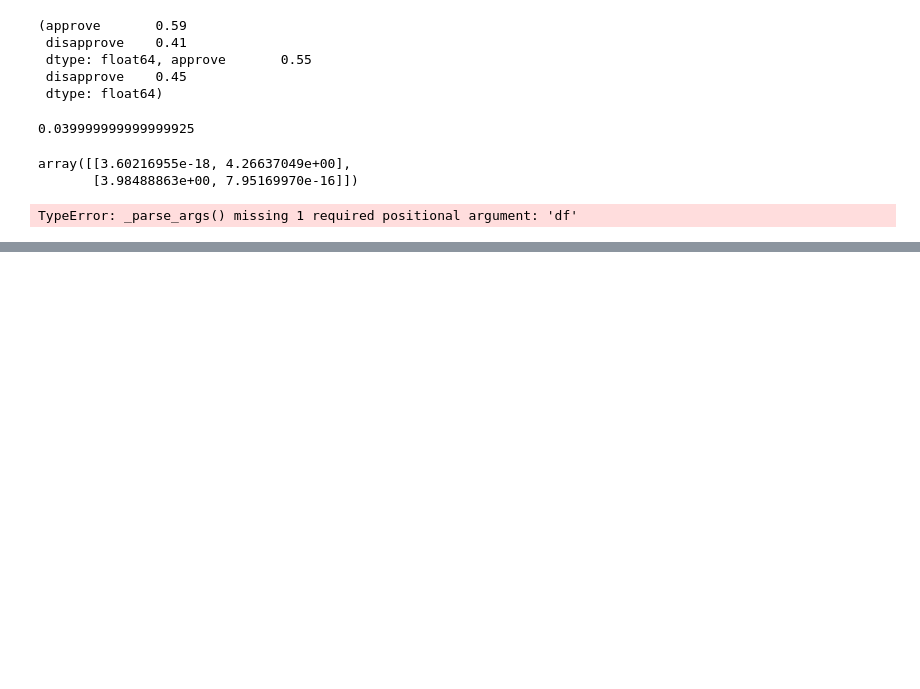
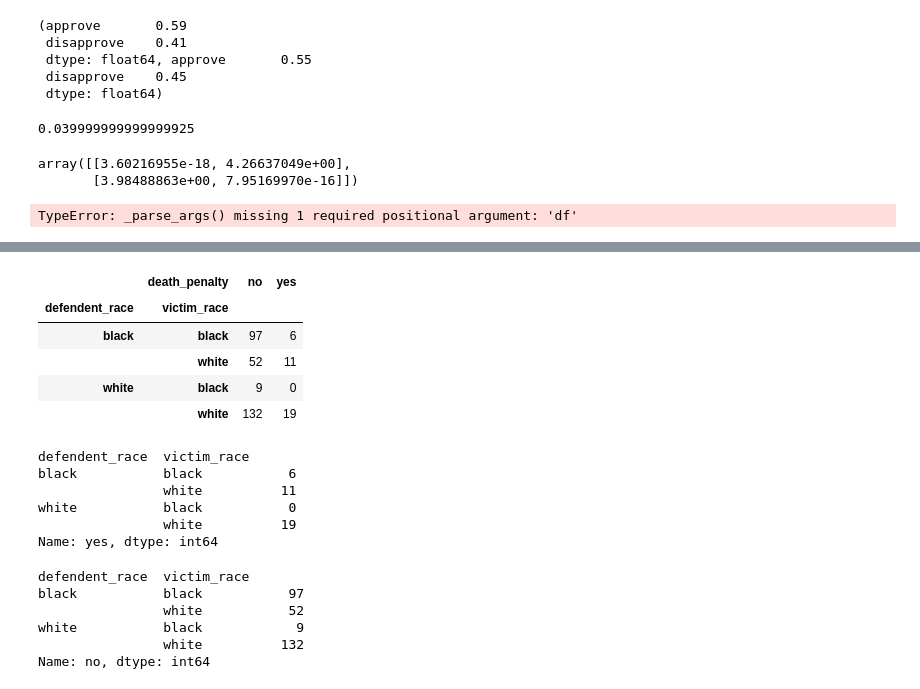
Before and after one commit to naivelogic/Machine_Learning_Notebooks, a Jupyter notebook: Data_Science/Statistical Models/[PSU] Logistic Regression.ipynb, the cells around one changed output, grey strips where cells are left out. Drawn from its saved outputs; the diff is of its cells as text; code cells hidden in the pictures; blank space fills up the shorter version.

```diff
--- a/Data_Science/Statistical Models/[PSU] Logistic Regression.ipynb
+++ b/Data_Science/Statistical Models/[PSU] Logistic Regression.ipynb
@@ -782,0 +823,36 @@ TypeError: _parse_args() missing 1 required positional argument: 'df'
+# %%
+result = [19,132,0,9,11,52,6,97]
+d = {
+    'defendent_race': np.repeat(('white','white','white','white','black','black','black','black'), (result)),
+    'victim_race' : np.repeat(('white', 'white', 'black', 'black', 'white', 'white', 'black', 'black'), (result)),
+    'death_penalty': np.repeat(('yes', 'no', 'yes', 'no', 'yes', 'no', 'yes', 'no'), (result))
+}
+
+death = pd.DataFrame(d, columns=['defendent_race', 'victim_race','death_penalty'])
+death_tb = pd.crosstab([death.defendent_race, death.victim_race], death.death_penalty)
+death_tb
+# %% [output]
+|  | death_penalty | no | yes |
+| defendent_race | victim_race |  |  |
+| black | black | 97 | 6 |
+|  | white | 52 | 11 |
+| white | black | 9 | 0 |
+|  | white | 132 | 19 |
+# %%
+death_tb['yes']
+# %% [output]
+defendent_race  victim_race
+black           black           6
+                white          11
+white           black           0
+                white          19
+Name: yes, dtype: int64
+# %%
+death_tb['no']
+# %% [output]
+defendent_race  victim_race
+black           black           97
+                white           52
+white           black            9
+                white          132
+Name: no, dtype: int64
```
Also changed, not shown: parts of 27 cells of this notebook.
